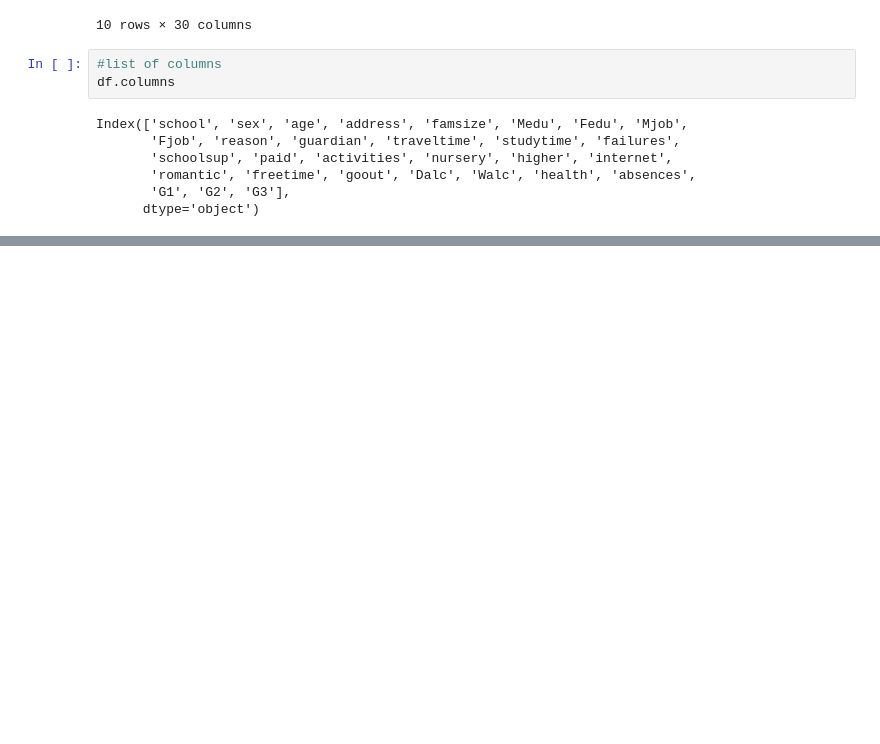
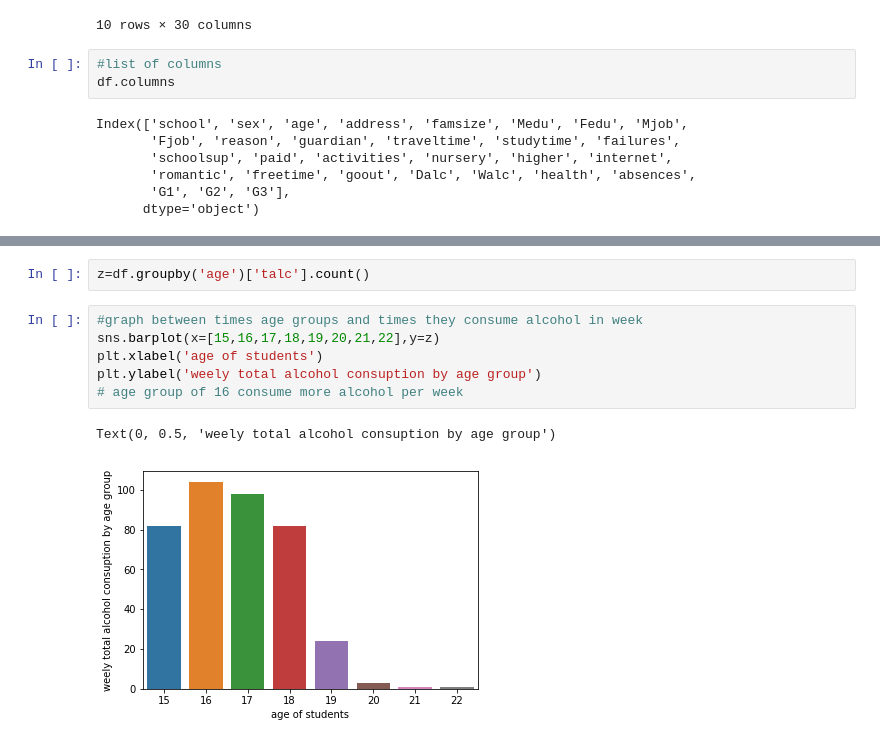
Before and after one commit to Learnlearningplatform/Student_analysis, a Jupyter notebook: project1.ipynb, the cells around one changed output, grey strips where cells are left out. Drawn from its saved outputs; the diff is of its cells as text; blank space fills up the shorter version.

```diff
--- a/project1.ipynb
+++ b/project1.ipynb
@@ -90,0 +226,11 @@ Index(['school', 'sex', 'age', 'address', 'famsize', 'Medu', 'Fedu', 'Mjob',
+# %%
+z=df.groupby('age')['talc'].count()
+# %%
+#graph between times age groups and times they consume alcohol in week
+sns.barplot(x=[15,16,17,18,19,20,21,22],y=z)
+plt.xlabel('age of students')
+plt.ylabel('weely total alcohol consuption by age group')
+# age group of 16 consume more alcohol per week
+# %% [output]
+Text(0, 0.5, 'weely total alcohol consuption by age group')
+[figure, added]
```
Also changed, not shown: parts of 21 cells of this notebook.
